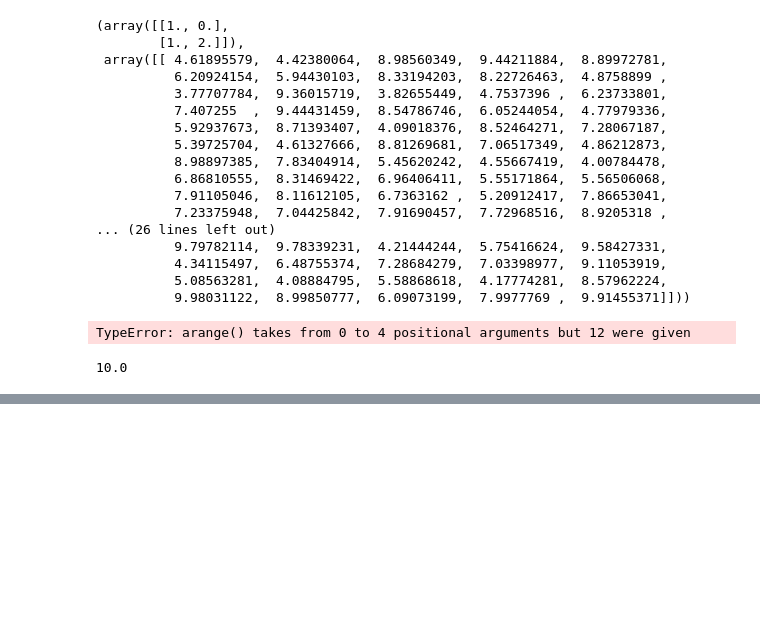
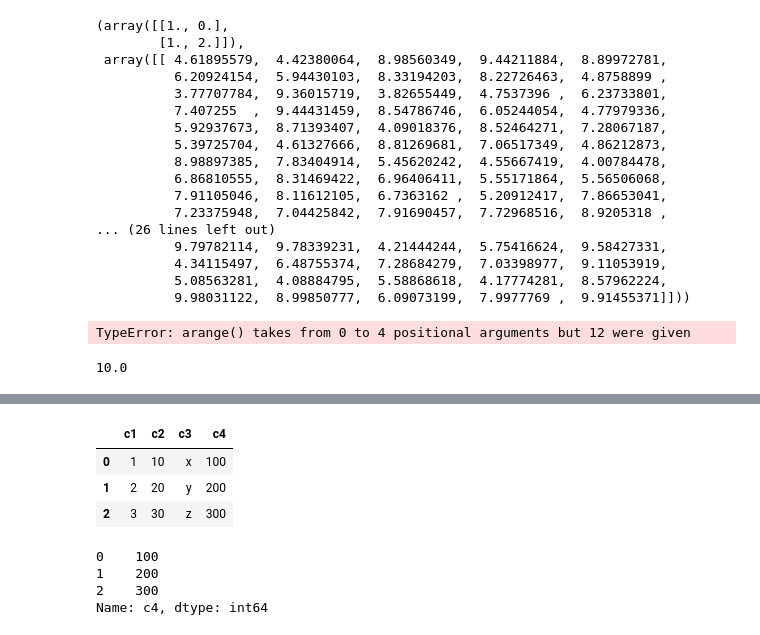
Before and after one commit to estateangela/PythonClass, a Jupyter notebook: BI0515.ipynb, the cells around one changed output, grey strips where cells are left out. Saved outputs shown, nothing was run; the diff lists cells and outputs as text; code cells hidden in the pictures; blank space fills up the shorter version.

```diff
--- a/BI0515.ipynb
+++ b/BI0515.ipynb
@@ -463,0 +510,20 @@ s['a']
+# %%
+data = pd.DataFrame({
+    "c1":[1,2,3],
+    "c2":(10,20,30),
+    "c3":list('xyz'),
+    "c4": pd.Series([100,200,300])
+})
+data
+# %% [output]
+|  | c1 | c2 | c3 | c4 |
+| 0 | 1 | 10 | x | 100 |
+| 1 | 2 | 20 | y | 200 |
+| 2 | 3 | 30 | z | 300 |
+# %%
+data['c4']
+# %% [output]
+0    100
+1    200
+2    300
+Name: c4, dtype: int64
```
Also changed, not shown: parts of 13 cells of this notebook.
